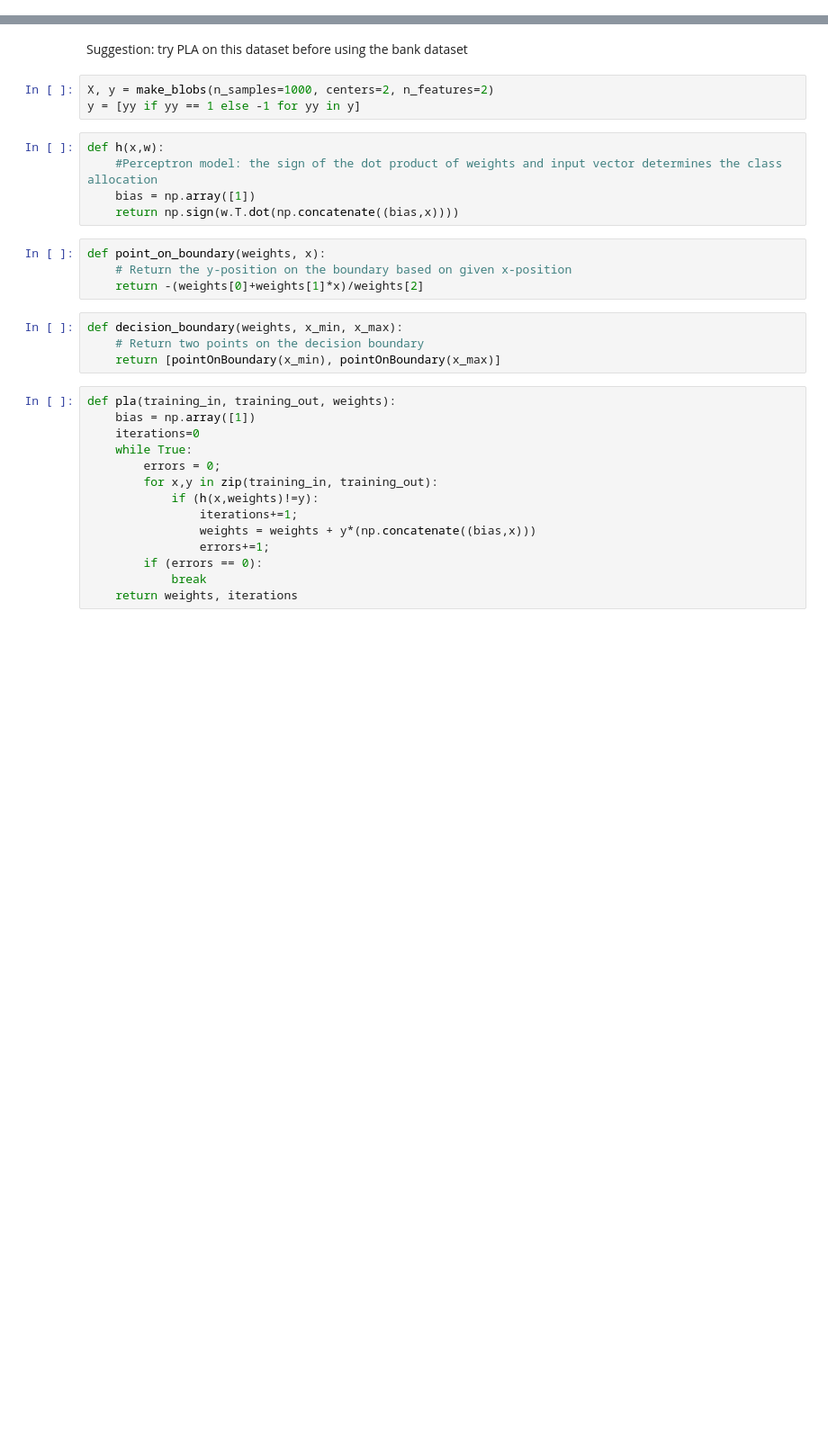
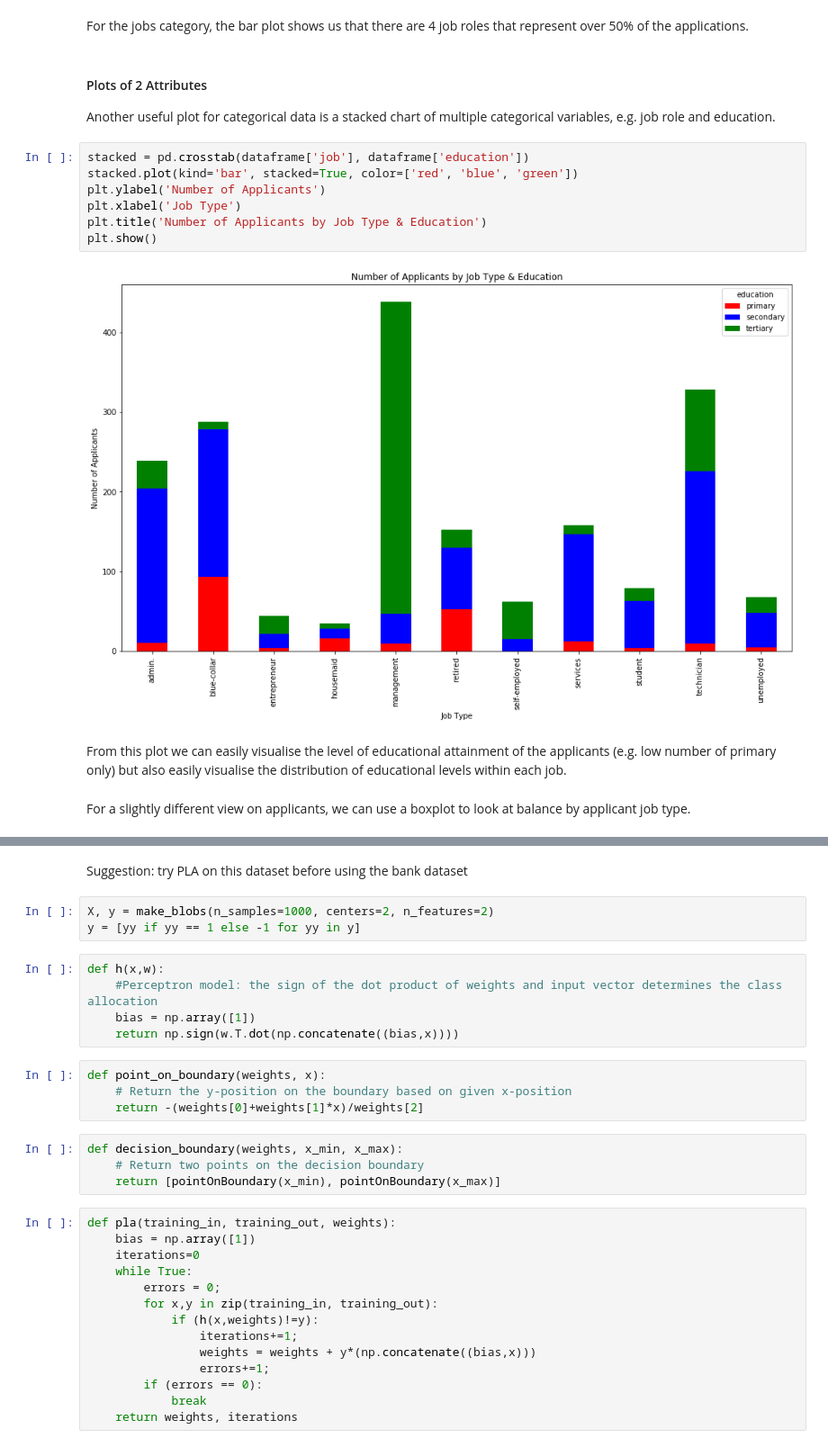
Before and after one commit to vipulpopat/MSCAI_Sem1_Etivity1, a Jupyter notebook: Etivity1.ipynb, the cells around one changed output, grey strips where cells are left out. Shown at 90% size. Saved outputs shown, nothing was run; the diff lists cells and outputs as text; blank space fills up the shorter version.

```diff
--- a/Etivity1.ipynb
+++ b/Etivity1.ipynb
@@ -10,0 +161,19 @@ import pandas as pd
+# %% [markdown]
+For the jobs category, the bar plot shows us that there are 4 job roles that represent over 50% of the applications.
+# %% [markdown]
+#### Plots of 2 Attributes
+
+Another useful plot for categorical data is a stacked chart of multiple categorical variables, e.g. job role and education.
+# %%
+stacked = pd.crosstab(dataframe['job'], dataframe['education'])
+stacked.plot(kind='bar', stacked=True, color=['red', 'blue', 'green'])
+plt.ylabel('Number of Applicants')
+plt.xlabel('Job Type')
+plt.title('Number of Applicants by Job Type & Education')
+plt.show()
+# %% [output]
+[figure, added]
+# %% [markdown]
+From this plot we can easily visualise the level of educational attainment of the applicants (e.g. low number of primary only) but also easily visualise the distribution of educational levels within each job.
+# %% [markdown]
+For a slightly different view on applicants, we can use a boxplot to look at balance by applicant job type.
```
Also changed, not shown: parts of 26 cells of this notebook.
